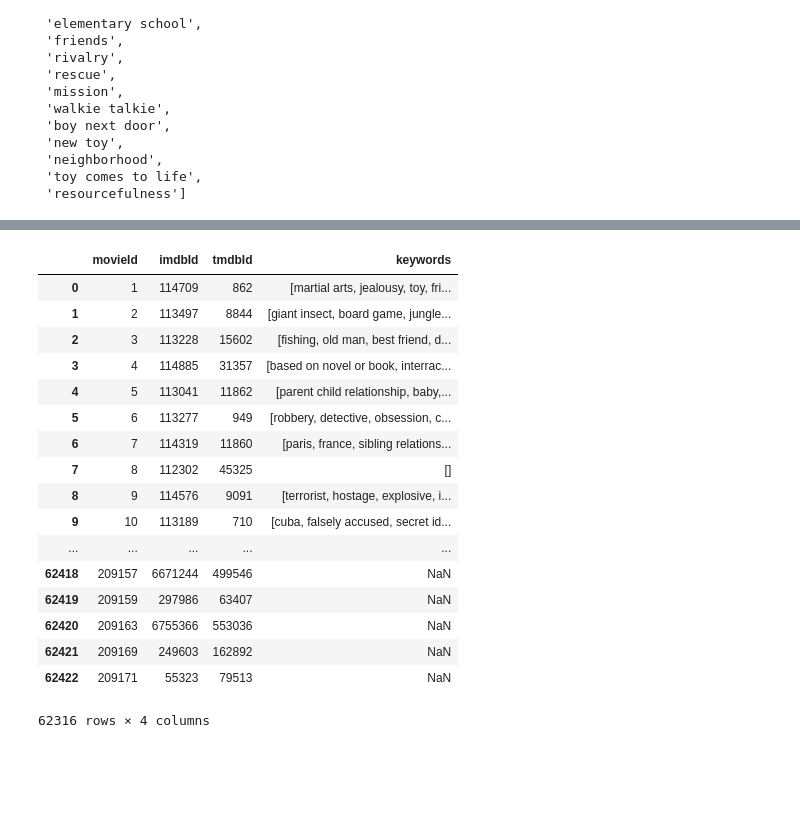
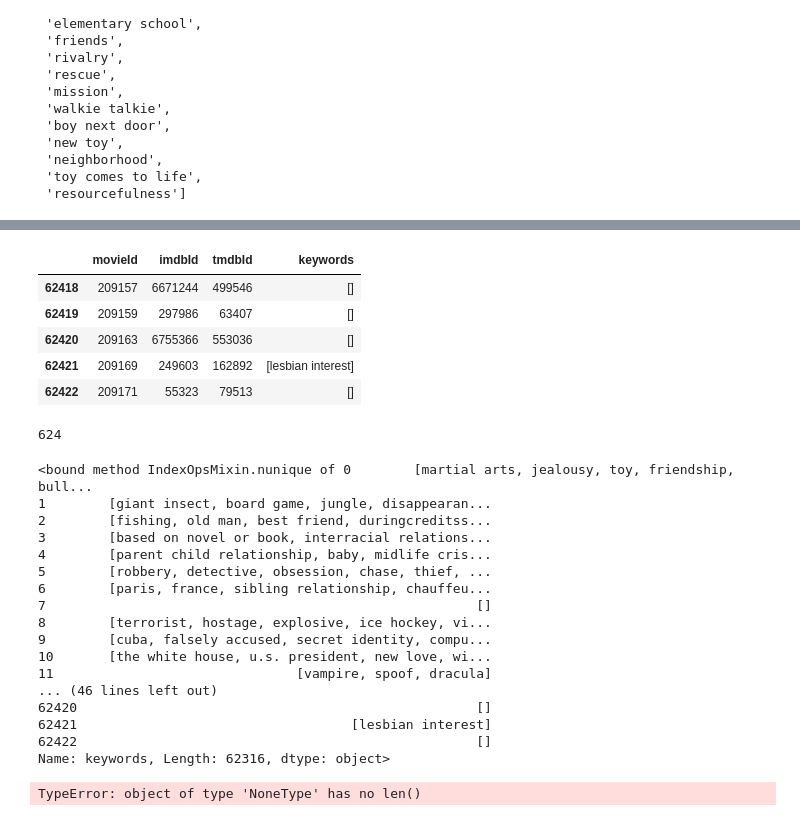
Before and after one commit to joaquim-oliveira-neto/rogue, a Jupyter notebook: notebooks/roger-api-tmdb.ipynb, the cells around one changed output, grey strips where cells are left out. Drawn from its saved outputs; the diff is of its cells as text; code cells hidden in the pictures; blank space fills up the shorter version.

Commit message:
Commit keywords api and exploration notebook

```diff
--- a/notebooks/roger-api-tmdb.ipynb
+++ b/notebooks/roger-api-tmdb.ipynb
@@ -71,23 +71,39 @@ tmdb_keywords['keywords'] = tmdb_keywords['tmdbId'].apply(api_push_keywords)
 # %%
 tmdb_keywords.to_csv('../raw_data/tmdb_api_keywords.csv')
 # %%
-tmdb_keywords
+tmdb_keywords.tail()
 # %% [output]
 |  | movieId | imdbId | tmdbId | keywords |
-| 0 | 1 | 114709 | 862 | [martial arts, jealousy, toy, fri... |
-| 1 | 2 | 113497 | 8844 | [giant insect, board game, jungle... |
-| 2 | 3 | 113228 | 15602 | [fishing, old man, best friend, d... |
-| 3 | 4 | 114885 | 31357 | [based on novel or book, interrac... |
-| 4 | 5 | 113041 | 11862 | [parent child relationship, baby,... |
-| 5 | 6 | 113277 | 949 | [robbery, detective, obsession, c... |
-| 6 | 7 | 114319 | 11860 | [paris, france, sibling relations... |
-| 7 | 8 | 112302 | 45325 | [] |
-| 8 | 9 | 114576 | 9091 | [terrorist, hostage, explosive, i... |
-| 9 | 10 | 113189 | 710 | [cuba, falsely accused, secret id... |
-| ... | ... | ... | ... | ... |
-| 62418 | 209157 | 6671244 | 499546 | NaN |
-| 62419 | 209159 | 297986 | 63407 | NaN |
-| 62420 | 209163 | 6755366 | 553036 | NaN |
-| 62421 | 209169 | 249603 | 162892 | NaN |
-| 62422 | 209171 | 55323 | 79513 | NaN |
+| 62418 | 209157 | 6671244 | 499546 | [] |
+| 62419 | 209159 | 297986 | 63407 | [] |
+| 62420 | 209163 | 6755366 | 553036 | [] |
+| 62421 | 209169 | 249603 | 162892 | [lesbian interest] |
+| 62422 | 209171 | 55323 | 79513 | [] |
-62316 rows × 4 columns
+# %%
+tmdb_keywords['keywords'].isnull().sum()
+# %% [output]
+624
+# %%
+tmdb_keywords['keywords'].nunique
+# %% [output]
+<bound method IndexOpsMixin.nunique of 0        [martial arts, jealousy, toy, friendship, bull...
+1        [giant insect, board game, jungle, disappearan...
+2        [fishing, old man, best friend, duringcreditss...
+3        [based on novel or book, interracial relations...
+4        [parent child relationship, baby, midlife cris...
+5        [robbery, detective, obsession, chase, thief, ...
+6        [paris, france, sibling relationship, chauffeu...
+7                                                       []
+8        [terrorist, hostage, explosive, ice hockey, vi...
+9        [cuba, falsely accused, secret identity, compu...
+10       [the white house, u.s. president, new love, wi...
+11                               [vampire, spoof, dracula]
+... (46 lines left out)
+62420                                                   []
+62421                                   [lesbian interest]
+62422                                                   []
+Name: keywords, Length: 62316, dtype: object>
+# %%
+tmdb_keywords[tmdb_keywords['keywords'].apply(len).gt(0)]
+# %% [output]
+TypeError: object of type 'NoneType' has no len()
```
Also changed, not shown: parts of 1 cell of this notebook, 1 other file.
